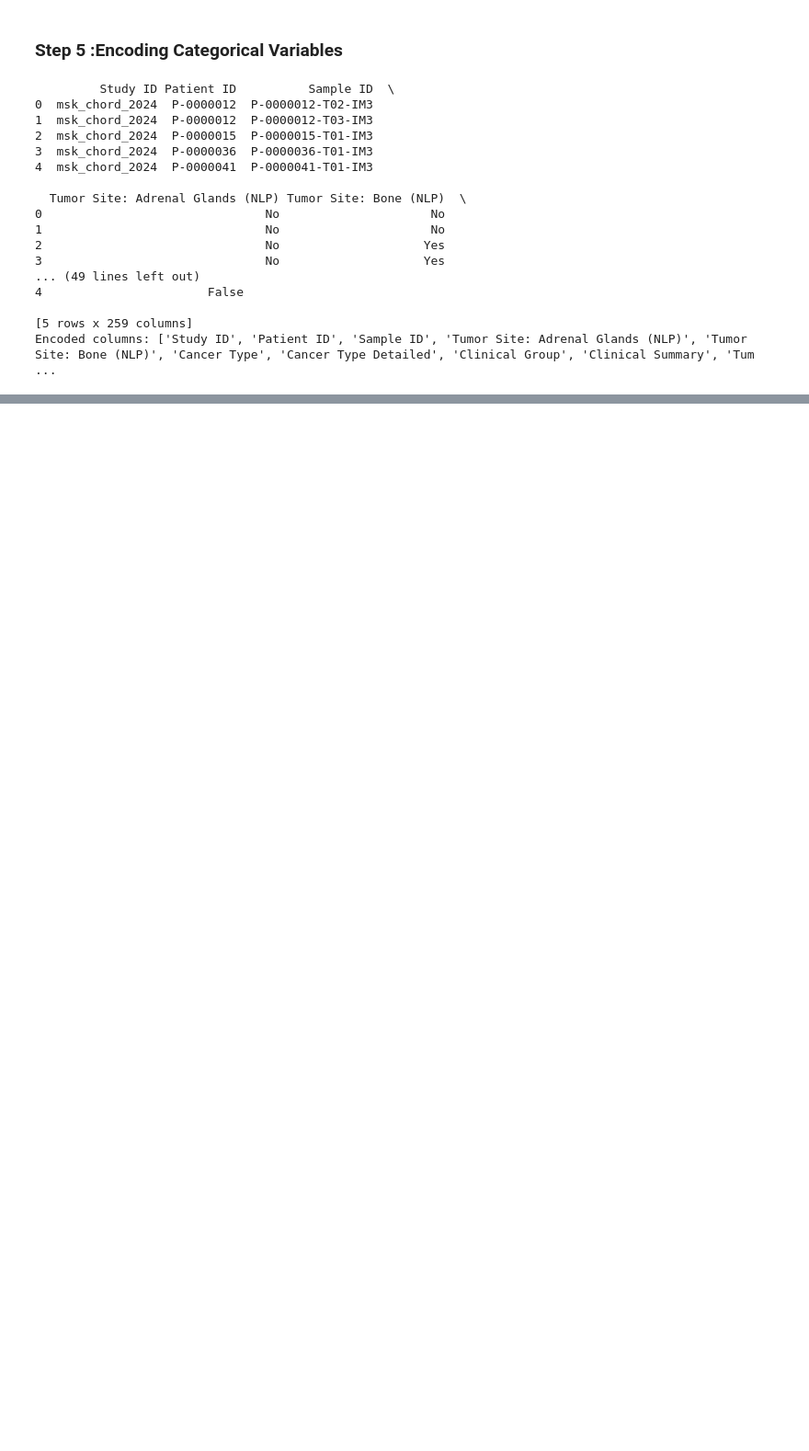
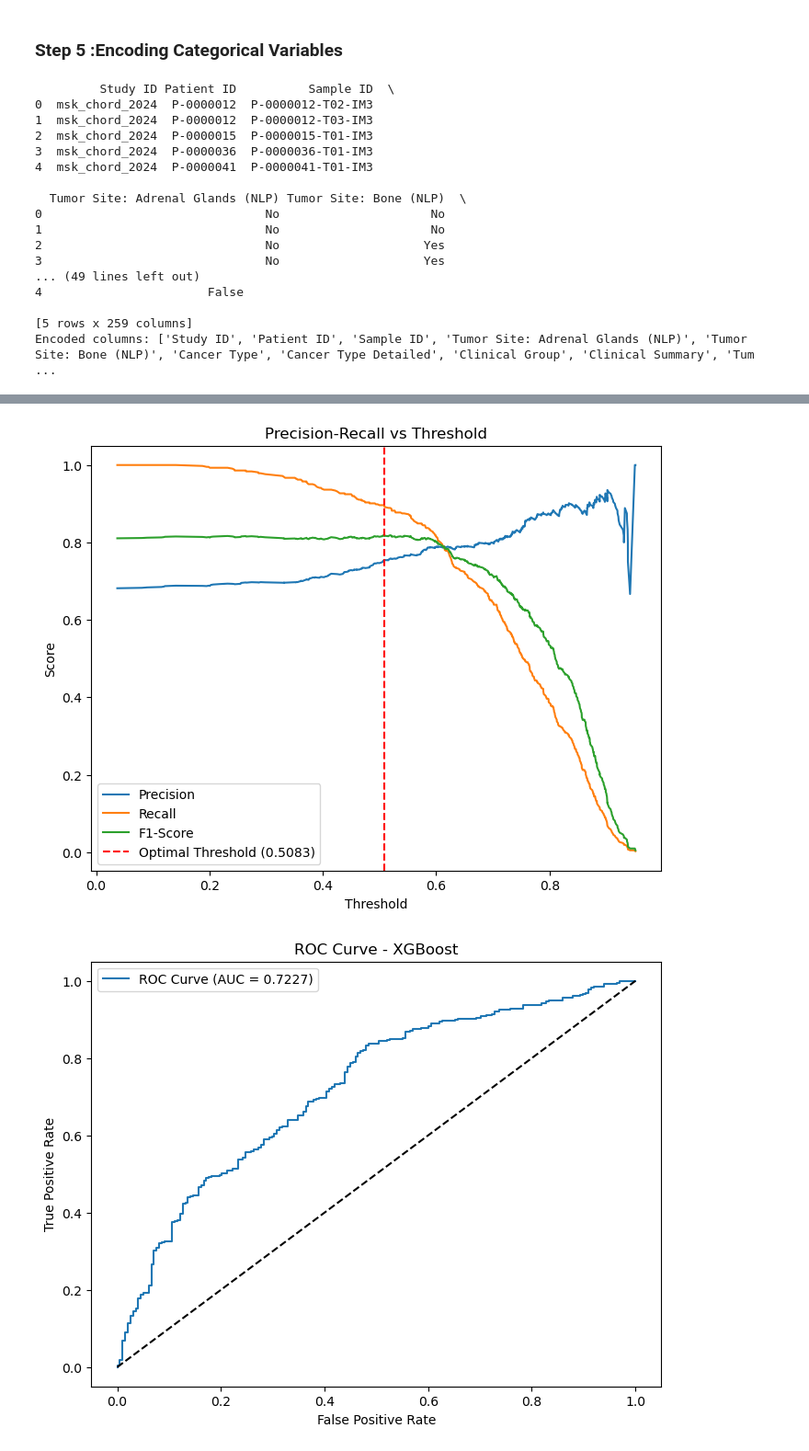
Before and after one commit to chriskarta/Pancreatic-Cancer-Survival-Prediction, a Jupyter notebook: index.ipynb, the cells around one changed output, grey strips where cells are left out. Shown at 92% size. Cells and saved outputs as stored; diff of their text form; code cells hidden in the pictures; blank space fills up the shorter version.

```diff
--- a/index.ipynb
+++ b/index.ipynb
@@ -585,0 +1035,76 @@ Encoded columns: ['Study ID', 'Patient ID', 'Sample ID', 'Tumor Site: Adrenal Gl
+# %%
+
+# Risk stratification using the best model (e.g., XGBoost)
+risk_scores = xgb_best.predict_proba(X_test)[:, 1]  # Probability of 'Deceased'
+
+# Threshold tuning using precision-recall curve
+precision, recall, thresholds = precision_recall_curve(y_test, risk_scores)
+f1_scores = [2 * (p * r) / (p + r) if (p + r) > 0 else 0 for p, r in zip(precision, recall)]
+
+# Find the threshold that maximizes F1-score
+optimal_idx = np.argmax(f1_scores)
+optimal_threshold = thresholds[optimal_idx]
+print(f"Optimal Threshold (maximizing F1-score): {optimal_threshold:.4f}")
+print(f"F1-Score at Optimal Threshold: {f1_scores[optimal_idx]:.4f}")
+print(f"Precision at Optimal Threshold: {precision[optimal_idx]:.4f}")
+print(f"Recall at Optimal Threshold: {recall[optimal_idx]:.4f}")
+
+# Plot precision-recall curve
+plt.figure(figsize=(8, 6))
+plt.plot(thresholds, precision[:-1], label='Precision')
+plt.plot(thresholds, recall[:-1], label='Recall')
+plt.plot(thresholds, f1_scores[:-1], label='F1-Score')
+plt.axvline(optimal_threshold, color='red', linestyle='--', label=f'Optimal Threshold ({optimal_threshold:.4f})')
+plt.xlabel('Threshold')
+plt.ylabel('Score')
+plt.title('Precision-Recall vs Threshold')
+plt.legend()
+plt.show()
+
+# Plot ROC curve for additional insight
+fpr, tpr, roc_thresholds = roc_curve(y_test, risk_scores)
+plt.figure(figsize=(8, 6))
+plt.plot(fpr, tpr, label=f'ROC Curve (AUC = {roc_auc_score(y_test, risk_scores):.4f})')
+plt.plot([0, 1], [0, 1], 'k--')
+plt.xlabel('False Positive Rate')
+plt.ylabel('True Positive Rate')
+plt.title('ROC Curve - XGBoost')
+plt.legend()
+plt.show()
+
+# Classify patients using the optimal threshold
+risk_labels = ['High Risk' if score >= optimal_threshold else 'Low Risk' for score in risk_scores]
+
+# Create a DataFrame for risk stratification results
+risk_df = pd.DataFrame({
+    'Patient ID': panc_df.loc[X_test.index, 'Patient ID'],
+    'Risk Score': risk_scores,
+    'Risk Label': risk_labels,
+    'Actual Survival Status': le_y.inverse_transform(y_test)
+})
+
+# Display sample of risk stratification
+print("Sample Risk Stratification Results:")
+print(risk_df.head(10))
+
+# Evaluate performance at the optimal threshold
+y_pred_optimal = (risk_scores >= optimal_threshold).astype(int)
+print("\nPerformance at Optimal Threshold:")
+print(classification_report(y_test, y_pred_optimal))
+
+# Visualize risk score distribution
+plt.figure(figsize=(8, 6))
+sns.histplot(risk_scores, bins=20, kde=True)
+plt.axvline(optimal_threshold, color='red', linestyle='--', label=f'Optimal Threshold ({optimal_threshold:.4f})')
+plt.xlabel('Risk Score (Probability of Deceased)')
+plt.ylabel('Count')
+plt.title('Risk Score Distribution')
+plt.legend()
+plt.show()
+
+# Clinical utility summary
+print("Clinical Utility Summary:")
+print(f"- High-risk patients (Risk Score >= {optimal_threshold:.4f}) can be prioritized for aggressive treatments or clinical trials.")
+print("- Low-risk patients may benefit from less invasive monitoring or standard care.")
+print("- The model supports personalized treatment planning by identifying patients at greatest risk of poor outcomes.")
+# %% [output]
@@ -585,0 +1115,2 @@ Encoded columns: ['Study ID', 'Patient ID', 'Sample ID', 'Tumor Site: Adrenal Gl
+[figure, added]
+[figure, added]
```
Also changed, not shown: parts of 45 cells of this notebook, 4 other files.
